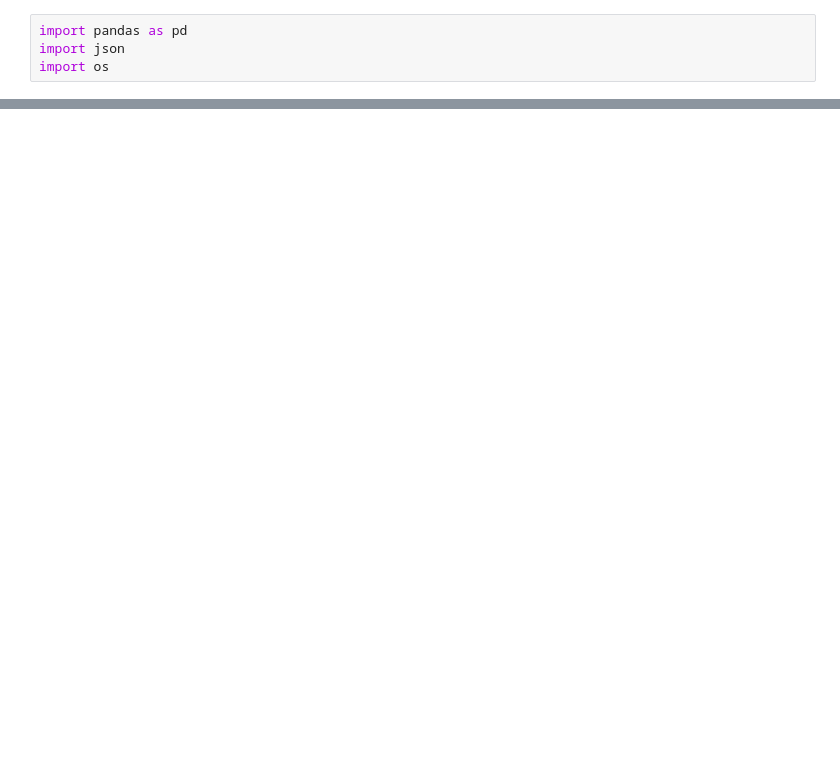
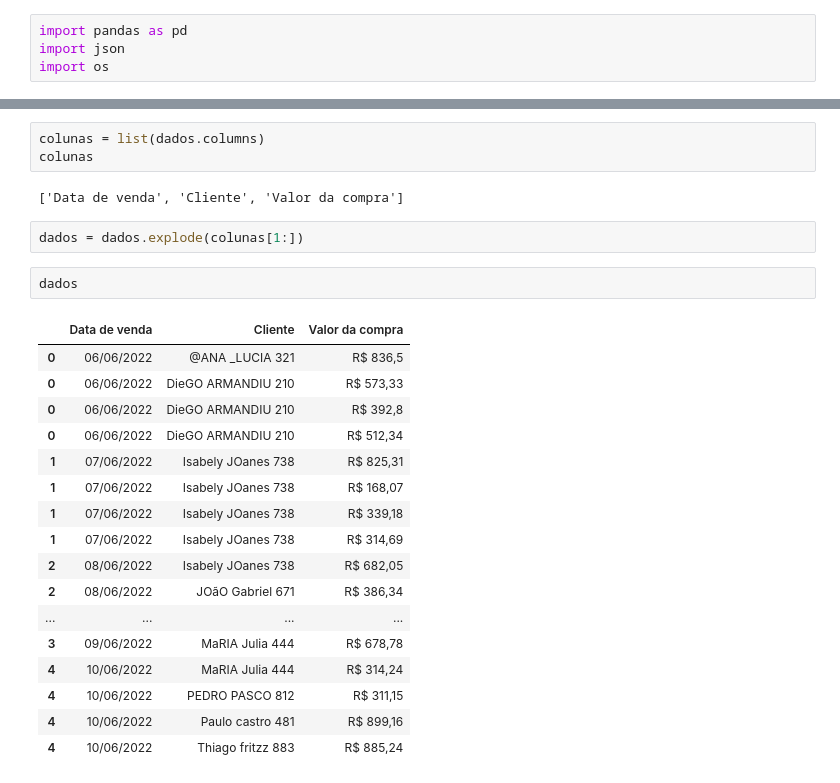
Before and after one commit to moises-rb/DataScienceOne, a Jupyter notebook: Pandas_Transformação_Manipulação_Dados/Projeto_desafio1.ipynb, the cells around one changed output, grey strips where cells are left out. Cells and saved outputs as stored; diff of their text form; blank space fills up the shorter version.

```diff
--- a/Pandas_Transformação_Manipulação_Dados/Projeto_desafio1.ipynb
+++ b/Pandas_Transformação_Manipulação_Dados/Projeto_desafio1.ipynb
@@ -54,0 +52,27 @@ dados.head()
+# %%
+colunas = list(dados.columns)
+colunas
+# %% [output]
+['Data de venda', 'Cliente', 'Valor da compra']
+# %%
+dados = dados.explode(colunas[1:])
+# %%
+dados
+# %% [output]
+|  | Data de venda | Cliente | Valor da compra |
+| 0 | 06/06/2022 | @ANA _LUCIA 321 | R$ 836,5 |
+| 0 | 06/06/2022 | DieGO ARMANDIU 210 | R$ 573,33 |
+| 0 | 06/06/2022 | DieGO ARMANDIU 210 | R$ 392,8 |
+| 0 | 06/06/2022 | DieGO ARMANDIU 210 | R$ 512,34 |
+| 1 | 07/06/2022 | Isabely JOanes 738 | R$ 825,31 |
+| 1 | 07/06/2022 | Isabely JOanes 738 | R$ 168,07 |
+| 1 | 07/06/2022 | Isabely JOanes 738 | R$ 339,18 |
+| 1 | 07/06/2022 | Isabely JOanes 738 | R$ 314,69 |
+| 2 | 08/06/2022 | Isabely JOanes 738 | R$ 682,05 |
+| 2 | 08/06/2022 | JOãO Gabriel 671 | R$ 386,34 |
+| ... | ... | ... | ... |
+| 3 | 09/06/2022 | MaRIA Julia 444 | R$ 678,78 |
+| 4 | 10/06/2022 | MaRIA Julia 444 | R$ 314,24 |
+| 4 | 10/06/2022 | PEDRO PASCO 812 | R$ 311,15 |
+| 4 | 10/06/2022 | Paulo castro 481 | R$ 899,16 |
+| 4 | 10/06/2022 | Thiago fritzz 883 | R$ 885,24 |
```
Also changed, not shown: parts of 7 cells of this notebook.
